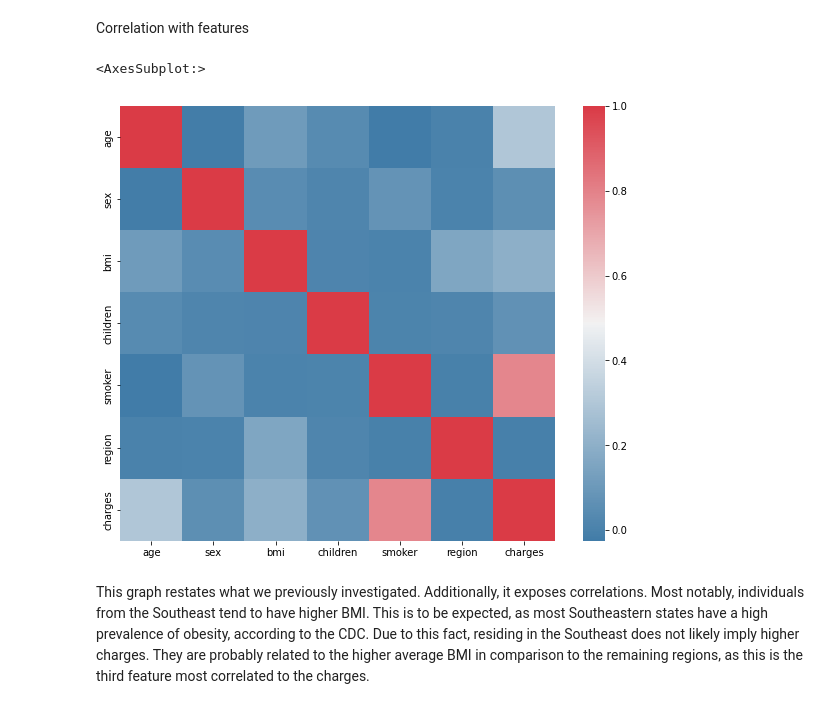
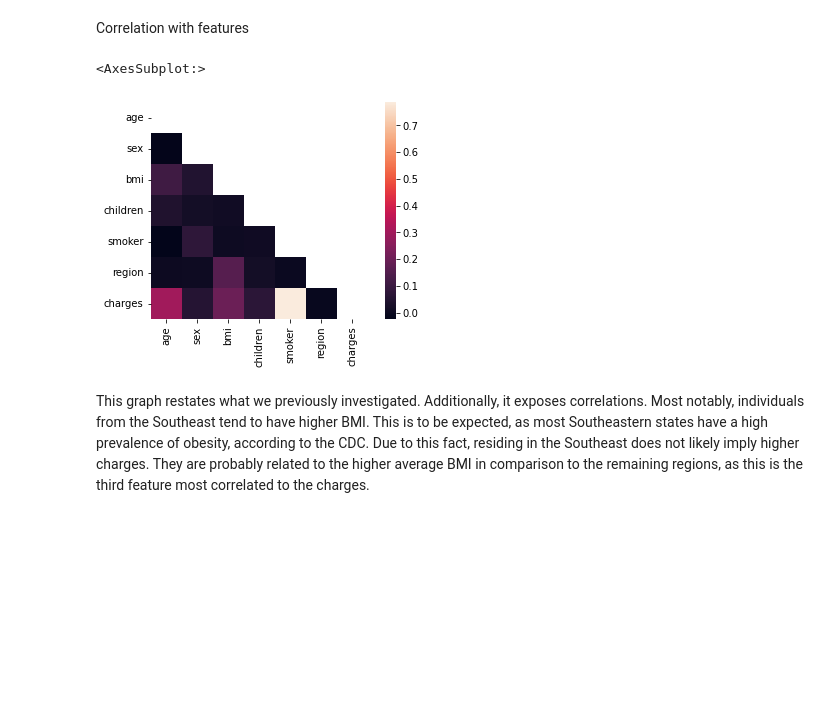
Before and after one commit to TomeCarvalho/TAA_P1, a Jupyter notebook: analise.ipynb, the cells around one changed output. Drawn from its saved outputs; the diff is of its cells as text; code cells hidden in the pictures; blank space fills up the shorter version.

```diff
--- a/analise.ipynb
+++ b/analise.ipynb
@@ -67,14 +73,14 @@ From these results, we can infer that smoking is the feature most correlated to
 We must take into consideration that there are most likely correlations between different features.
 # %% [markdown]
 Correlation with features
-# %%
-f, ax = pl.subplots(figsize=(10, 8))
-corr = data.corr()
-sns.heatmap(corr, mask=np.zeros_like(corr, dtype=np.bool), cmap=sns.diverging_palette(240,10,as_cmap=True),
-            square=True, ax=ax)
-# %% [output]
-<AxesSubplot:>
-[figure, removed]
+# %%
+corr = data.corr()
+mask = np.zeros_like(corr, dtype='bool')
+mask[np.triu_indices_from(mask)] = True
+sns.heatmap(corr, square=True, mask=mask)
+# %% [output]
+<AxesSubplot:>
+[figure, added]
 # %% [markdown]
 This graph restates what we previously investigated. Additionally, it exposes correlations. Most notably, individuals from the Southeast tend to have higher BMI. This is to be expected, as most Southeastern states have a high prevalence of obesity, according to the CDC. Due to this fact, residing in the Southeast does not likely imply higher charges. They are probably related to the higher average BMI in comparison to the remaining regions, as this is the third feature most correlated to the charges.
 
```
Also changed, not shown: parts of 9 cells of this notebook.
